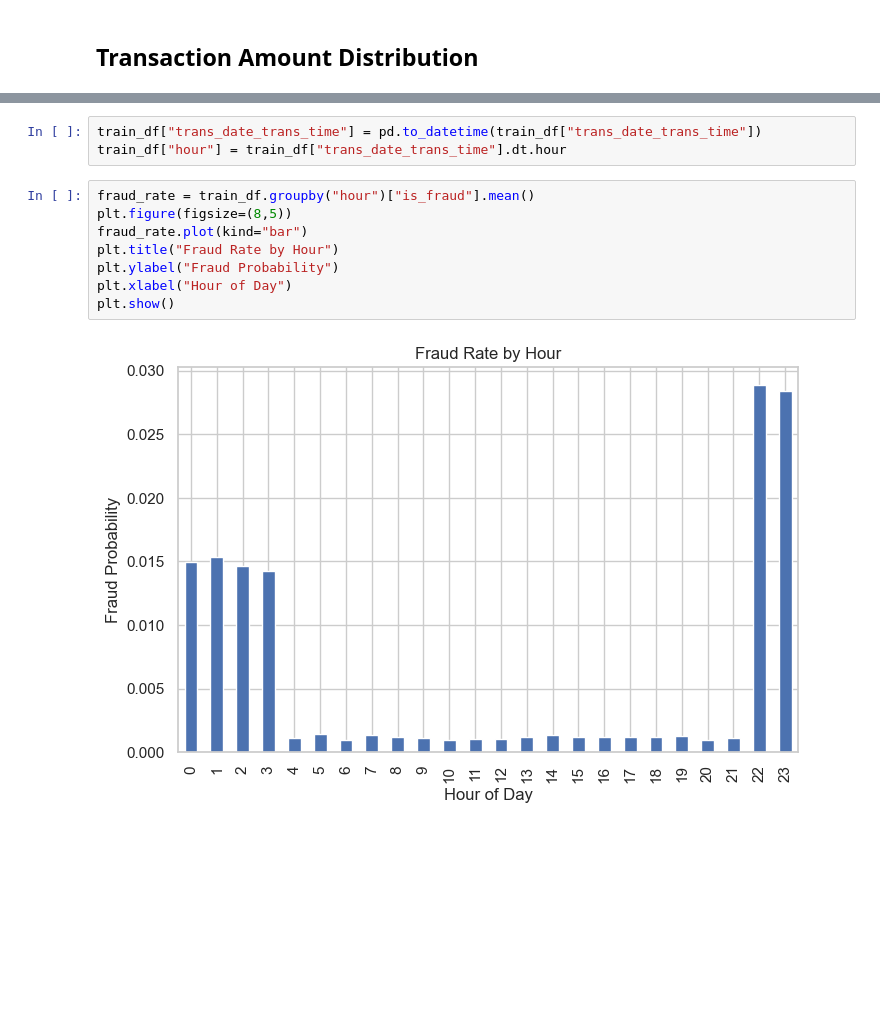
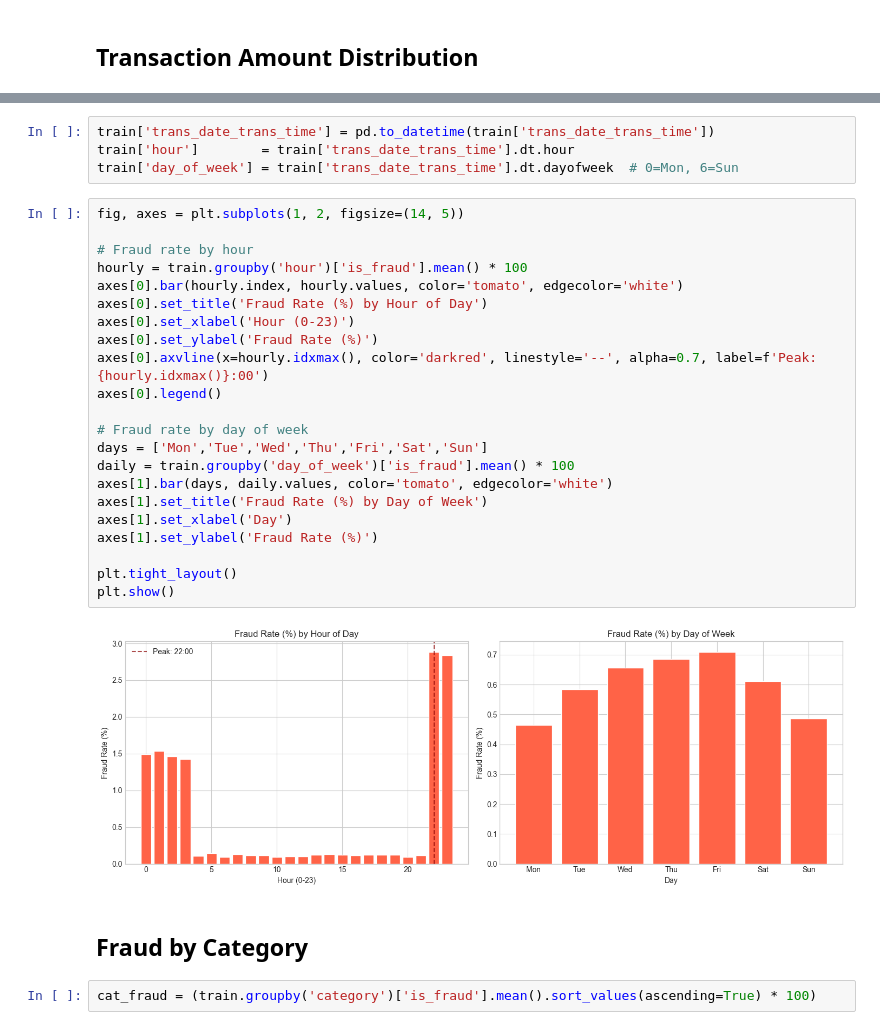
Before and after one commit to tanishka-td/fraud-detection-ml, a Jupyter notebook: notebook/01_EDA.ipynb, the cells around one changed output, grey strips where cells are left out. Drawn from its saved outputs; the diff is of its cells as text; blank space fills up the shorter version.

```diff
--- a/notebook/01_EDA.ipynb
+++ b/notebook/01_EDA.ipynb
@@ -94,13 +145,32 @@ plt.show()
 # %%
-train_df["trans_date_trans_time"] = pd.to_datetime(train_df["trans_date_trans_time"])
-train_df["hour"] = train_df["trans_date_trans_time"].dt.hour
+train['trans_date_trans_time'] = pd.to_datetime(train['trans_date_trans_time'])
+train['hour']        = train['trans_date_trans_time'].dt.hour
+train['day_of_week'] = train['trans_date_trans_time'].dt.dayofweek  # 0=Mon, 6=Sun
-# %%
-fraud_rate = train_df.groupby("hour")["is_fraud"].mean()
-plt.figure(figsize=(8,5))
-fraud_rate.plot(kind="bar")
-plt.title("Fraud Rate by Hour")
-plt.ylabel("Fraud Probability")
-plt.xlabel("Hour of Day")
-plt.show()
-# %% [output]
-[figure, removed]
+# %%
+fig, axes = plt.subplots(1, 2, figsize=(14, 5))
+
+# Fraud rate by hour
+hourly = train.groupby('hour')['is_fraud'].mean() * 100
+axes[0].bar(hourly.index, hourly.values, color='tomato', edgecolor='white')
+axes[0].set_title('Fraud Rate (%) by Hour of Day')
+axes[0].set_xlabel('Hour (0-23)')
+axes[0].set_ylabel('Fraud Rate (%)')
+axes[0].axvline(x=hourly.idxmax(), color='darkred', linestyle='--', alpha=0.7, label=f'Peak: {hourly.idxmax()}:00')
+axes[0].legend()
+
+# Fraud rate by day of week
+days = ['Mon','Tue','Wed','Thu','Fri','Sat','Sun']
+daily = train.groupby('day_of_week')['is_fraud'].mean() * 100
+axes[1].bar(days, daily.values, color='tomato', edgecolor='white')
+axes[1].set_title('Fraud Rate (%) by Day of Week')
+axes[1].set_xlabel('Day')
+axes[1].set_ylabel('Fraud Rate (%)')
+
+plt.tight_layout()
+plt.show()
+# %% [output]
+[figure, added]
+# %% [markdown]
+## Fraud by Category
+# %%
+cat_fraud = (train.groupby('category')['is_fraud'].mean().sort_values(ascending=True) * 100)
```
Also changed, not shown: parts of 39 cells of this notebook.
